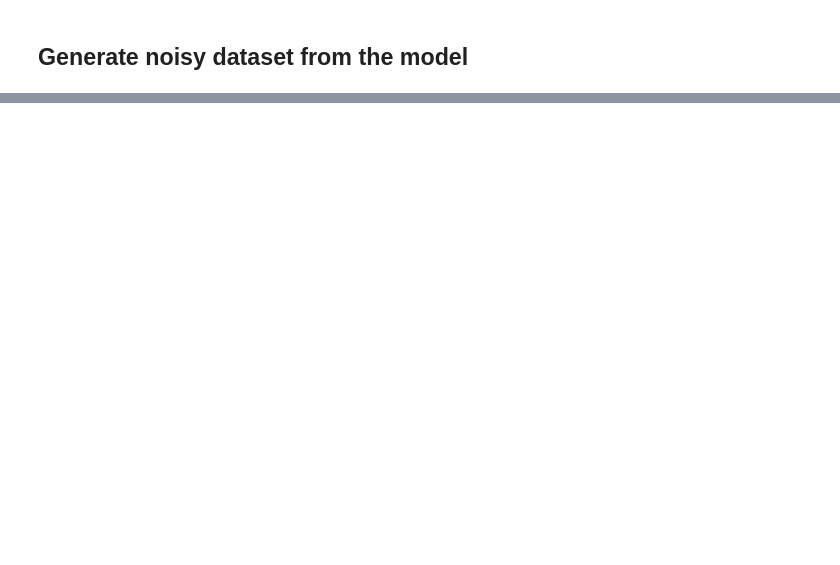
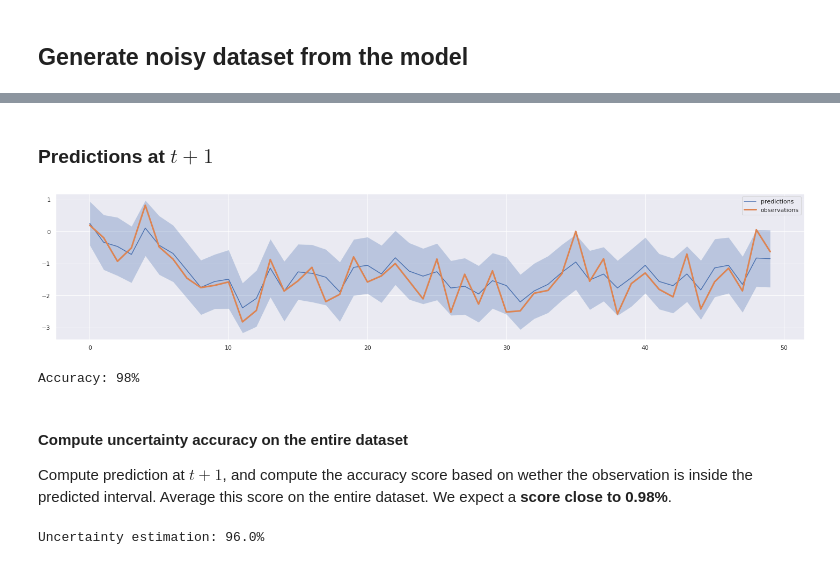
Before and after one commit to maxjcohen/uncertaintyQuantification, a Jupyter notebook: simulated_data.ipynb, the cells around one changed output, grey strips where cells are left out. Drawn from its saved outputs; the diff is of its cells as text; code cells hidden in the pictures; blank space fills up the shorter version.

```diff
--- a/simulated_data.ipynb
+++ b/simulated_data.ipynb
@@ -316,0 +182,46 @@ Cost with adjusted weights: 0.0076
+# %% [markdown]
+### Predictions at $t+1$
+# %%
+idx_out = 0
+
+# Plot filter's prediction for each time step
+with torch.no_grad():
+    netout = model(u=u,
+                   y=y,
+                   noise=True)
+
+netout = netout[:, 0, :, idx_out]
+
+# netout = netout + torch.randn(netout.shape) * np.sqrt(model.sigma_y.detach())-0.1
+mean = netout * model.W[:, 0]
+mean = mean.sum(-1)
+
+std = netout.square() * model.W[:, 0]
+std = std.sum(-1)
+std = std + model.sigma_y2.detach().numpy()[idx_out, idx_out] - np.square(mean)
+std = std.flatten()
+
+std = std.numpy()
+mean = mean.numpy()
+
+# plt.figure(figsize=(30, 8))
+plt.plot(mean, label='predictions')
+plt.fill_between(np.arange(len(mean)), mean - 3*std, mean + 3*std, alpha=.3)
+# plt.fill_between(np.arange(len(mean)), mean - 3*std_wrong, mean + 3*std_wrong, alpha=.3)
+plt.plot(y[:, 0, 0], lw=3, label='observations')
+plt.legend()
+plt.show()
+
+accuracy = (((mean - 3*std) < y[:, 0, 0].numpy()) & (y[:, 0, 0].numpy() < (mean + 3*std))).sum() / mean.shape[0]
+print(f'Accuracy: {accuracy*100:.0f}%')
+# %% [output]
+[figure, added]
+Accuracy: 98%
+# %% [markdown]
+#### Compute uncertainty accuracy on the entire dataset
+
+Compute prediction at $t+1$, and compute the accuracy score based on wether the observation is inside the predicted interval. Average this score on the entire dataset. We expect a **score close to 0.98%**.
+# %%
+print(f"Uncertainty estimation: {uncertainty_estimation(model, dataloader)*100:.1f}%")
+# %% [output]
+Uncertainty estimation: 96.0%
```
Also changed, not shown: parts of 37 cells of this notebook, 5 other files.
